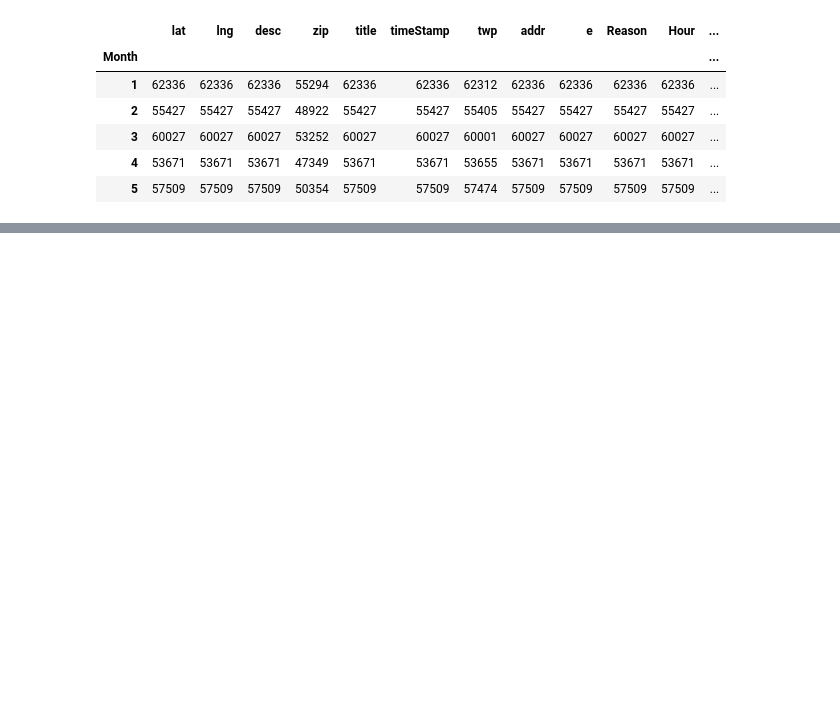
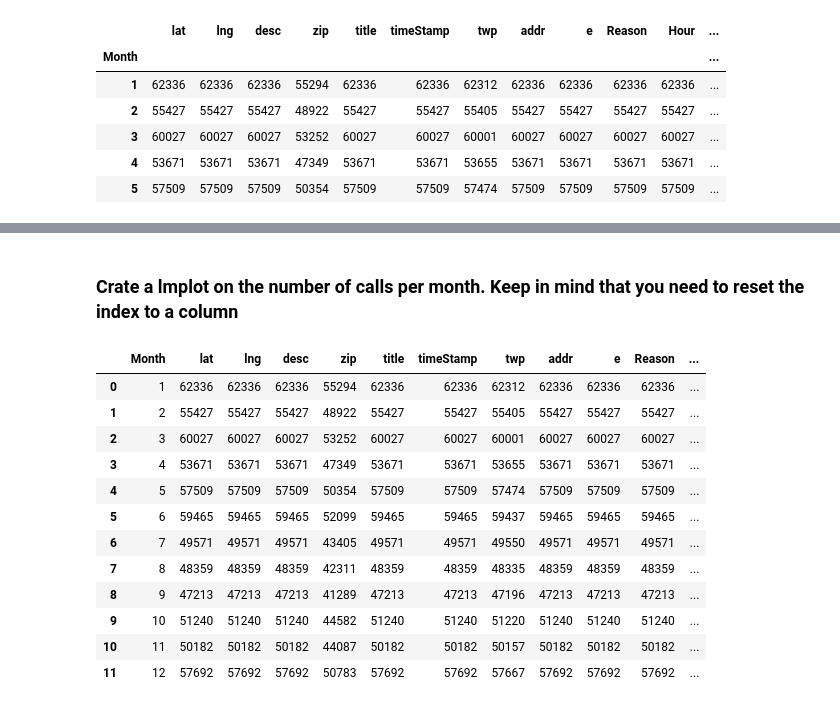
Before and after one commit to coderkabh/911-Calls-Data-Analysis, a Jupyter notebook: 911 Calls Analysis.ipynb, the cells around one changed output, grey strips where cells are left out. Cells and saved outputs as stored; diff of their text form; code cells hidden in the pictures; blank space fills up the shorter version.

```diff
--- a/911 Calls Analysis.ipynb
+++ b/911 Calls Analysis.ipynb
@@ -212,0 +223,18 @@ byMonth.head()
+# %% [markdown]
+### Crate a lmplot on the number of calls per month. Keep in mind that you need to reset the index to a column
+# %%
+byMonth.reset_index()
+# %% [output]
+|  | Month | lat | lng | desc | zip | title | timeStamp | twp | addr | e | Reason | ... |
+| 0 | 1 | 62336 | 62336 | 62336 | 55294 | 62336 | 62336 | 62312 | 62336 | 62336 | 62336 | ... |
+| 1 | 2 | 55427 | 55427 | 55427 | 48922 | 55427 | 55427 | 55405 | 55427 | 55427 | 55427 | ... |
+| 2 | 3 | 60027 | 60027 | 60027 | 53252 | 60027 | 60027 | 60001 | 60027 | 60027 | 60027 | ... |
+| 3 | 4 | 53671 | 53671 | 53671 | 47349 | 53671 | 53671 | 53655 | 53671 | 53671 | 53671 | ... |
+| 4 | 5 | 57509 | 57509 | 57509 | 50354 | 57509 | 57509 | 57474 | 57509 | 57509 | 57509 | ... |
+| 5 | 6 | 59465 | 59465 | 59465 | 52099 | 59465 | 59465 | 59437 | 59465 | 59465 | 59465 | ... |
+| 6 | 7 | 49571 | 49571 | 49571 | 43405 | 49571 | 49571 | 49550 | 49571 | 49571 | 49571 | ... |
+| 7 | 8 | 48359 | 48359 | 48359 | 42311 | 48359 | 48359 | 48335 | 48359 | 48359 | 48359 | ... |
+| 8 | 9 | 47213 | 47213 | 47213 | 41289 | 47213 | 47213 | 47196 | 47213 | 47213 | 47213 | ... |
+| 9 | 10 | 51240 | 51240 | 51240 | 44582 | 51240 | 51240 | 51220 | 51240 | 51240 | 51240 | ... |
+| 10 | 11 | 50182 | 50182 | 50182 | 44087 | 50182 | 50182 | 50157 | 50182 | 50182 | 50182 | ... |
+| 11 | 12 | 57692 | 57692 | 57692 | 50783 | 57692 | 57692 | 57667 | 57692 | 57692 | 57692 | ... |
```
Also changed, not shown: parts of 9 cells of this notebook.
